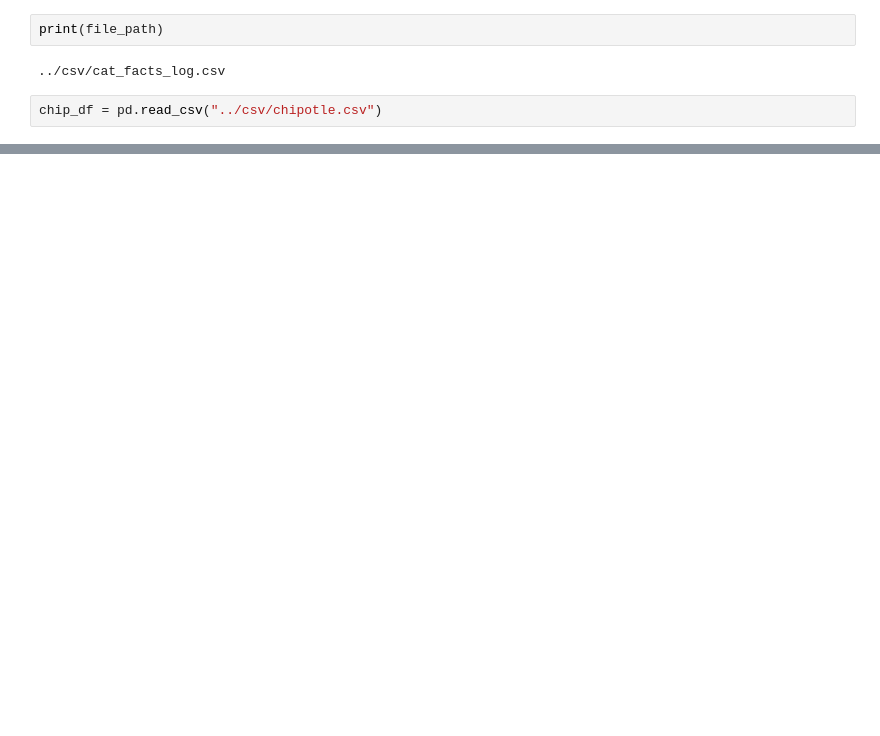
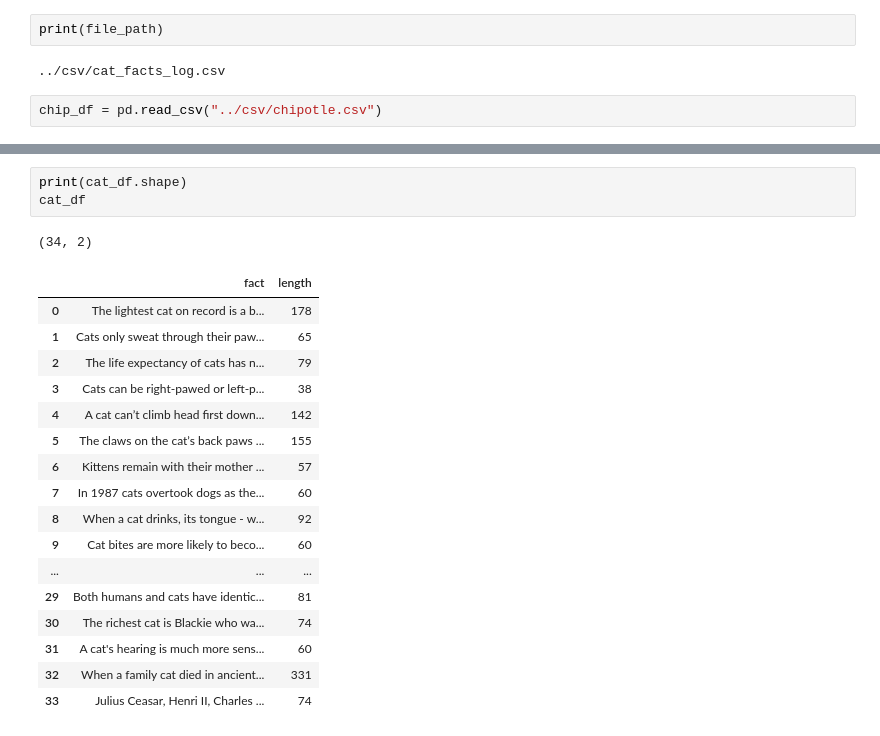
Before and after one commit to brianmccln/Python-Data-Viz-Dash-Nov-2025, a Jupyter notebook: dot-ipynb-files-START/06-automate-api-requests-timer-PROG.ipynb, the cells around one changed output, grey strips where cells are left out. Drawn from its saved outputs; the diff is of its cells as text; blank space fills up the shorter version.

```diff
--- a/dot-ipynb-files-START/06-automate-api-requests-timer-PROG.ipynb
+++ b/dot-ipynb-files-START/06-automate-api-requests-timer-PROG.ipynb
@@ -143,0 +174,22 @@ ParserError: Error tokenizing data. C error: Expected 2 fields in line 3, saw 6
+# %%
+print(cat_df.shape)
+cat_df
+# %% [output]
+(34, 2)
+|  | fact | length |
+| 0 | The lightest cat on record is a b... | 178 |
+| 1 | Cats only sweat through their paw... | 65 |
+| 2 | The life expectancy of cats has n... | 79 |
+| 3 | Cats can be right-pawed or left-p... | 38 |
+| 4 | A cat can’t climb head first down... | 142 |
+| 5 | The claws on the cat’s back paws ... | 155 |
+| 6 | Kittens remain with their mother ... | 57 |
+| 7 | In 1987 cats overtook dogs as the... | 60 |
+| 8 | When a cat drinks, its tongue - w... | 92 |
+| 9 | Cat bites are more likely to beco... | 60 |
+| ... | ... | ... |
+| 29 | Both humans and cats have identic... | 81 |
+| 30 | The richest cat is Blackie who wa... | 74 |
+| 31 | A cat's hearing is much more sens... | 60 |
+| 32 | When a family cat died in ancient... | 331 |
+| 33 | Julius Ceasar, Henri II, Charles ... | 74 |
```
Also changed, not shown: parts of 3 cells of this notebook.
